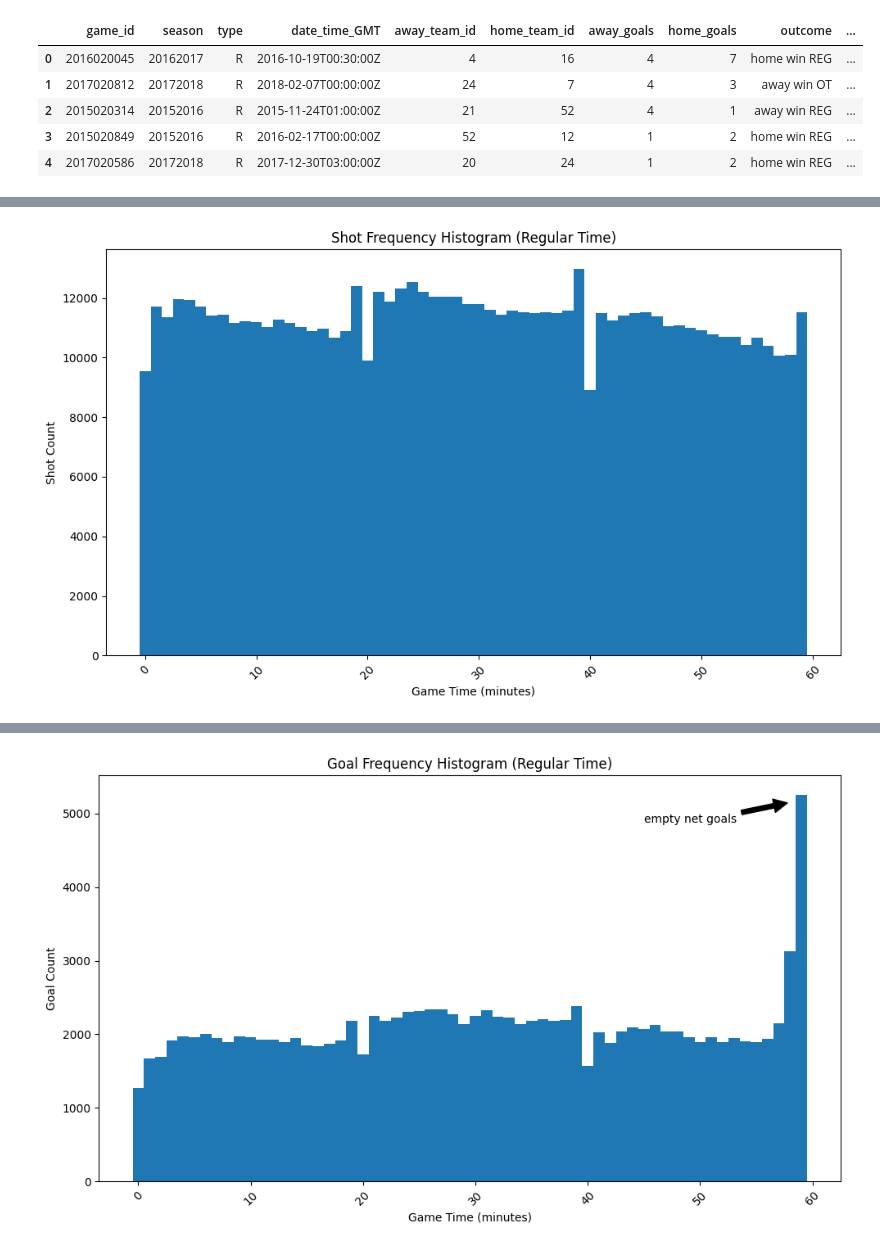
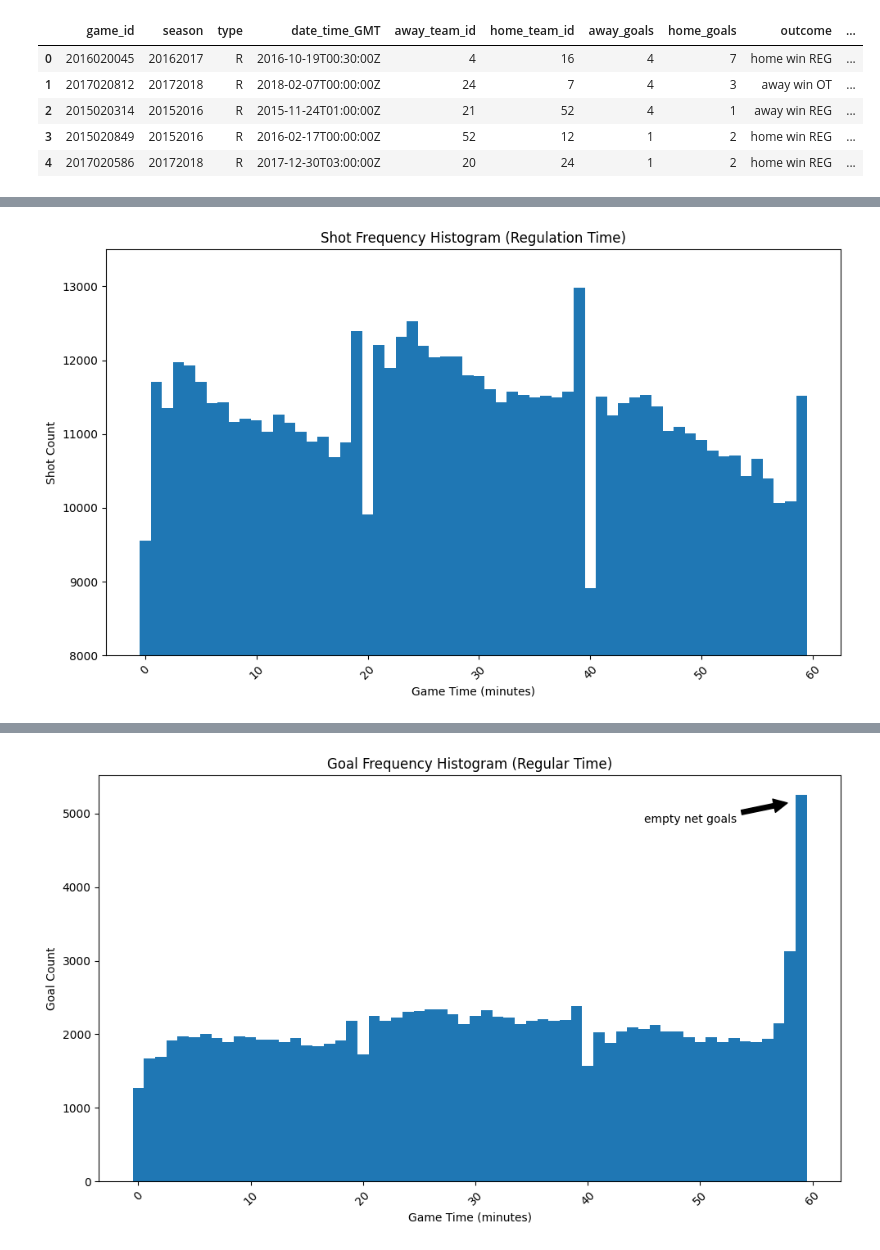
Before and after one commit to mattzirp/pucks_to_the_net, a Jupyter notebook: notebooks/time_series_analysis.ipynb, the cells around one changed output, grey strips where cells are left out. Drawn from its saved outputs; the diff is of its cells as text; code cells hidden in the pictures.

Commit message:
Complete time series analysis

```diff
--- a/notebooks/time_series_analysis.ipynb
+++ b/notebooks/time_series_analysis.ipynb
@@ -101,12 +110,13 @@ plt.show()
 # %%
 # Histogram of shot count frequency by game time elapsed
 plt.figure(figsize=(10, 6))
 plt.bar(shot_counts['time_bin_minutes'], shot_counts['shot_count'], width=bin_size/60)  # Use bin_size to determine bar width
 plt.xlabel("Game Time (minutes)")
 plt.ylabel("Shot Count")
-plt.title("Shot Frequency Histogram (Regular Time)")
-plt.xticks(rotation=45)  # Rotate x-axis labels if needed
+plt.title("Shot Frequency Histogram (Regulation Time)")
+plt.xticks(rotation=45)  # Rotate x-axis labels
+plt.ylim(8000, 13500)
 plt.tight_layout()
 plt.show()
 # %% [output]
-[figure, old version]
+[figure, new version]
```
Also changed, not shown: parts of 18 cells of this notebook, 10 other files.
